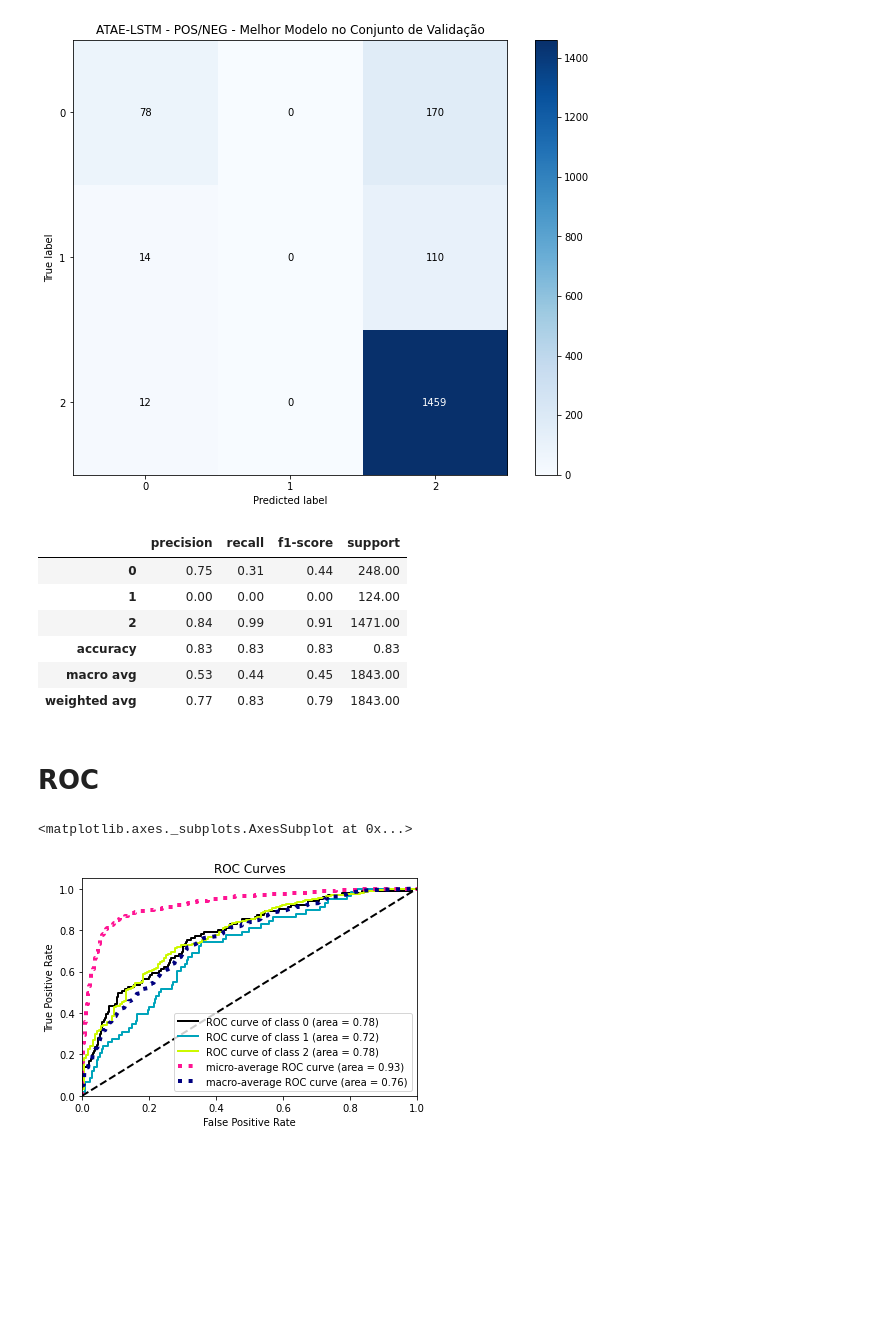
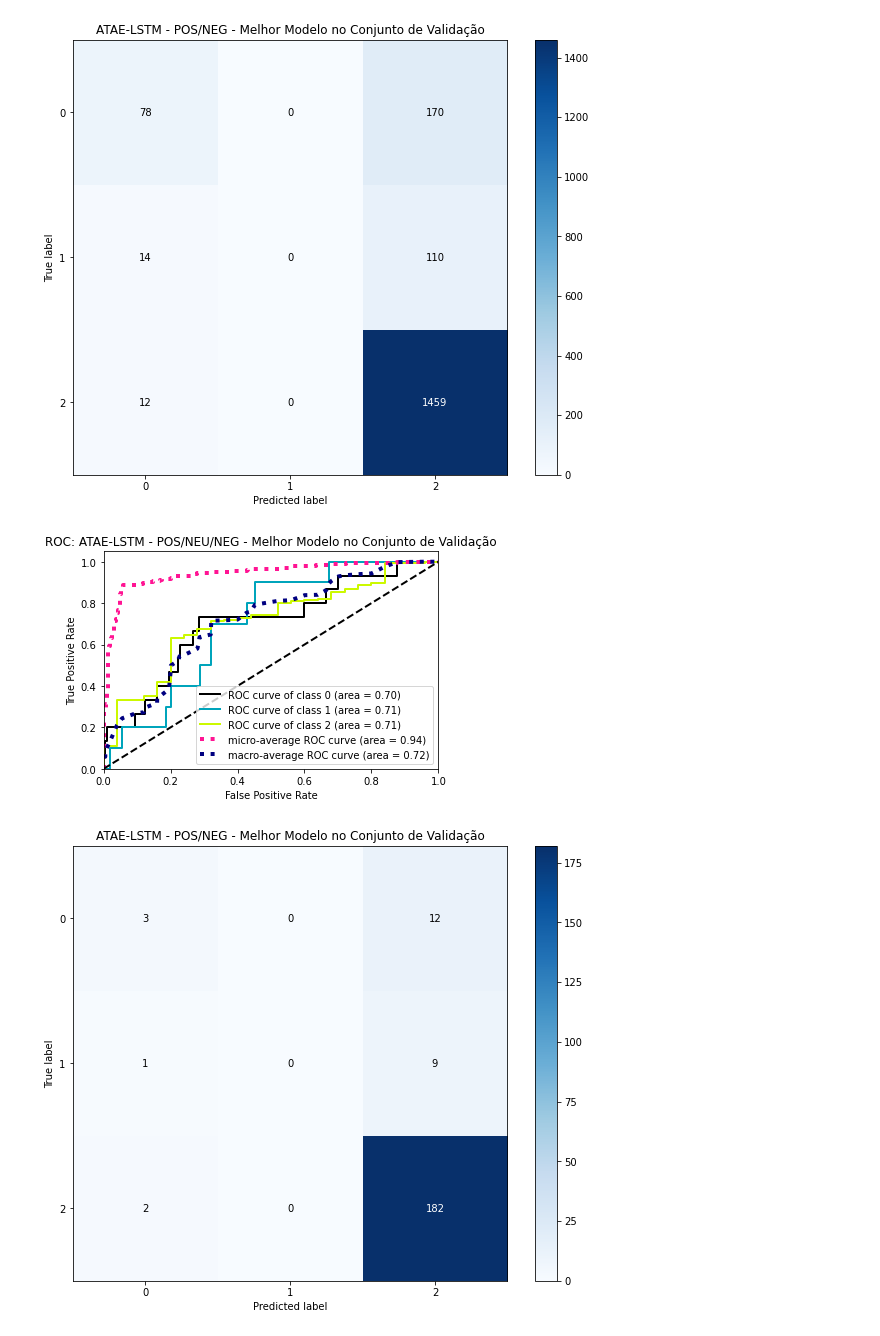
Before and after one commit to ulissesbcorrea/atae-lstm-theano-modified, a Jupyter notebook: processa_results_atae_lstm.ipynb, the cells around one changed output. Cells and saved outputs as stored; diff of their text form; code cells hidden in the pictures; blank space fills up the shorter version.

```diff
--- a/processa_results_atae_lstm.ipynb
+++ b/processa_results_atae_lstm.ipynb
@@ -144,15 +149,3 @@ rep3, precision3, recall3, fscore3, support3, cm3 = calculate_metrics(best_model
 # %% [output]
 [figure]
 [figure]
-# %%
-rep3
-# %% [output]
-|  | precision | recall | f1-score | support |
-| 0 | 0.75 | 0.31 | 0.44 | 248.00 |
-| 1 | 0.00 | 0.00 | 0.00 | 124.00 |
-| 2 | 0.84 | 0.99 | 0.91 | 1471.00 |
-| accuracy | 0.83 | 0.83 | 0.83 | 0.83 |
-| macro avg | 0.53 | 0.44 | 0.45 | 1843.00 |
-| weighted avg | 0.77 | 0.83 | 0.79 | 1843.00 |
-# %% [markdown]
-# ROC
@@ -164,6 +152,9 @@ targets = np.array(best_model_results['test']['solutions']).argmax(axis = 1)
-# %%
-import scikitplot as skplt
-skplt.metrics.plot_roc(y_true = targets,y_probas = pred_raw)
-# %% [output]
-<matplotlib.axes._subplots.AxesSubplot at 0x...>
-[figure, removed]
+# %%
+rep3, precision3, recall3, fscore3, support3, cm3 = calculate_metrics(best_model3,
+                                                fig_file_name = 'ATAE_LSTM_best_threeway_model_roc.pdf',
+                                                roc_title = 'ATAE-LSTM - POS/NEU/NEG - Melhor Modelo no Conjunto de Validação',
+                                                cm_file_name = 'ATAE_LSTM_best_threeway_model_cm.pdf',
+                                                cm_title = 'ATAE-LSTM - POS/NEG - Melhor Modelo no Conjunto de Validação', mode = 'dev')
+# %% [output]
+[figure, added]
+[figure, added]
```
Also changed, not shown: parts of 6 cells of this notebook, 5 other files.
